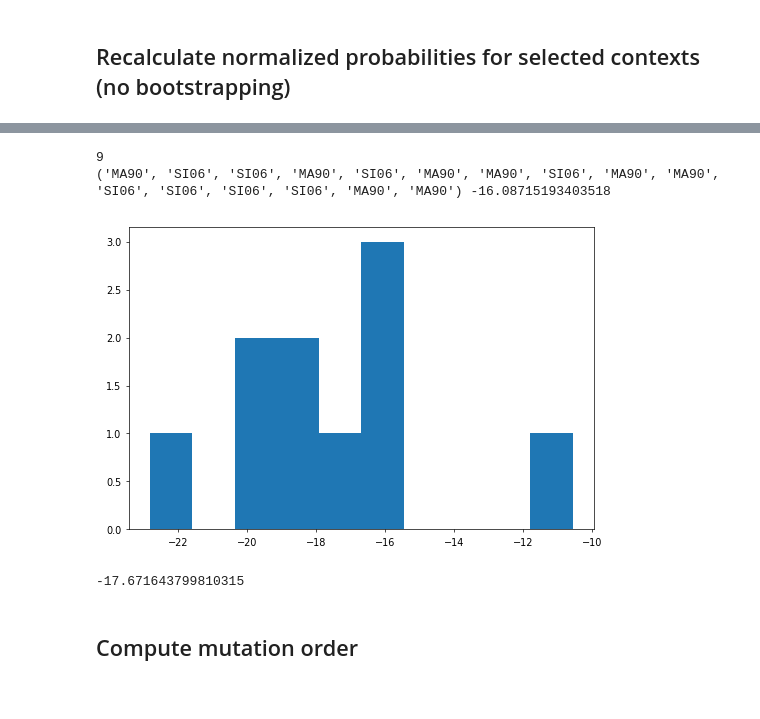
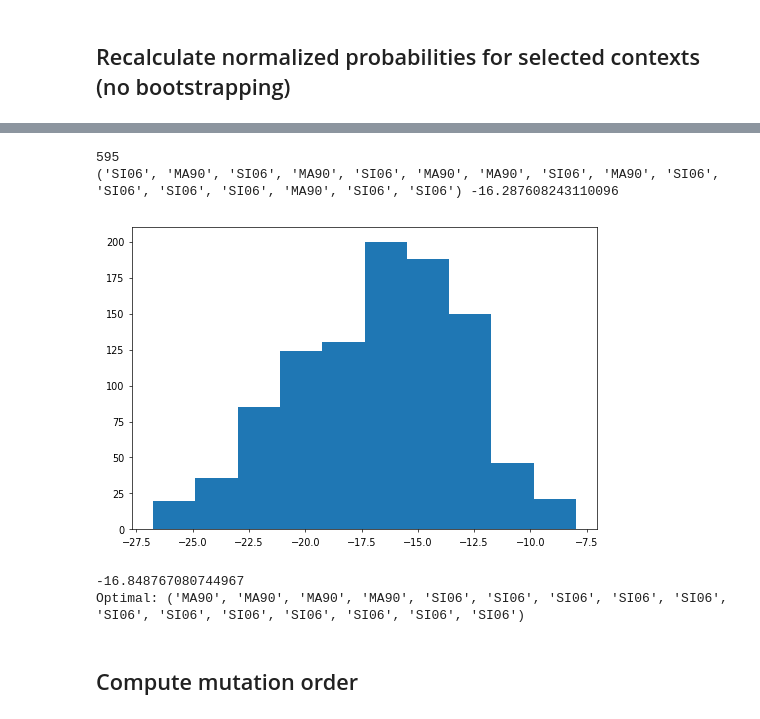
Before and after one commit to Ctharp17/CH65-comblib, a Jupyter notebook: Pathway_Inference/unconstrained/Pathways_moderate-unconstrained-clean.ipynb, the cells around one changed output, grey strips where cells are left out. Drawn from its saved outputs; the diff is of its cells as text; code cells hidden in the pictures.

```diff
--- a/Pathway_Inference/unconstrained/Pathways_moderate-unconstrained-clean.ipynb
+++ b/Pathway_Inference/unconstrained/Pathways_moderate-unconstrained-clean.ipynb
@@ -217,7 +217,7 @@ with open(f'likelihoods_'+antibody+'_'+model+'.csv','w') as writefile:
 [interactive output not drawn]
 # %%
 # draw random contexts
-num_random_contexts = 10
+num_random_contexts = 1000
 random_contexts = []
 for i in range(num_random_contexts):
     random_contexts.append(np.random.choice(antigens,size=L))
@@ -257,7 +257,7 @@ with open(f'likelihoods_'+antibody+'_'+model+'.csv','r') as readfile:
         proba_from_file[key] = value
     readfile.close()
 
-num_random_contexts = 10
+num_random_contexts = 1000
 proba_random_from_file = np.zeros((num_random_contexts,Nbootstrap))
 contexts_random_from_file = []
 with open(f'likelihoods_'+antibody+'_'+model+'_random.csv','r') as readfile:
@@ -307,20 +311,28 @@ with open(f"pmut_unnormed.pkl", 'wb') as f:
 # %%
 #find the best and median random contexts
 random_means = np.mean(proba_random_from_file,axis=1)
 random_means_sorted = sorted(range(len(random_means)),key = lambda x: random_means[x])
 median_random_index = random_means_sorted[int(len(random_means)/2)+2]
 print(median_random_index) #np.log(proba_random[median_random_index]))
 median_random = contexts_random_from_file[median_random_index]
 print(median_random,np.log(random_means[median_random_index]))
 
 plt.hist(np.log(np.mean(proba_random_from_file,axis=1)))
 plt.show()
 print(np.mean(np.log(proba_random_from_file)))
+
+# sort other scenarios by likelihood
+scenarios_sorted = [k for k, v in sorted(proba_from_file.items(), key=lambda item: -np.log(np.mean([a for a in item[1] if a > 1e-80]))) if not all([l == k[0] for l in k])]
+
+if antibody == 'CH65':
+    top_set = scenarios_sorted[:18]
+    print('Optimal:',top_set[0])
 # %% [output]
-9
-('MA90', 'SI06', 'SI06', 'MA90', 'SI06', 'MA90', 'MA90', 'SI06', 'MA90', 'MA90', 'SI06', 'SI06', 'SI06', 'SI06', 'MA90', 'MA90') -16.08715193403518
+595
+('SI06', 'MA90', 'SI06', 'MA90', 'SI06', 'MA90', 'MA90', 'SI06', 'MA90', 'SI06', 'SI06', 'SI06', 'SI06', 'MA90', 'SI06', 'SI06') -16.287608243110096
-[figure, old version]
+[figure, new version]
--17.671643799810315
+-16.848767080744967
+Optimal: ('MA90', 'MA90', 'MA90', 'MA90', 'SI06', 'SI06', 'SI06', 'SI06', 'SI06', 'SI06', 'SI06', 'SI06', 'SI06', 'SI06', 'SI06', 'SI06')
 # %%
 if antibody == "CH65":
     antigen_contexts = { "optimal": ["MA90"]*4 + ["SI06"]*12,
```
Also changed, not shown: parts of 4 cells of this notebook, 35 other files.
